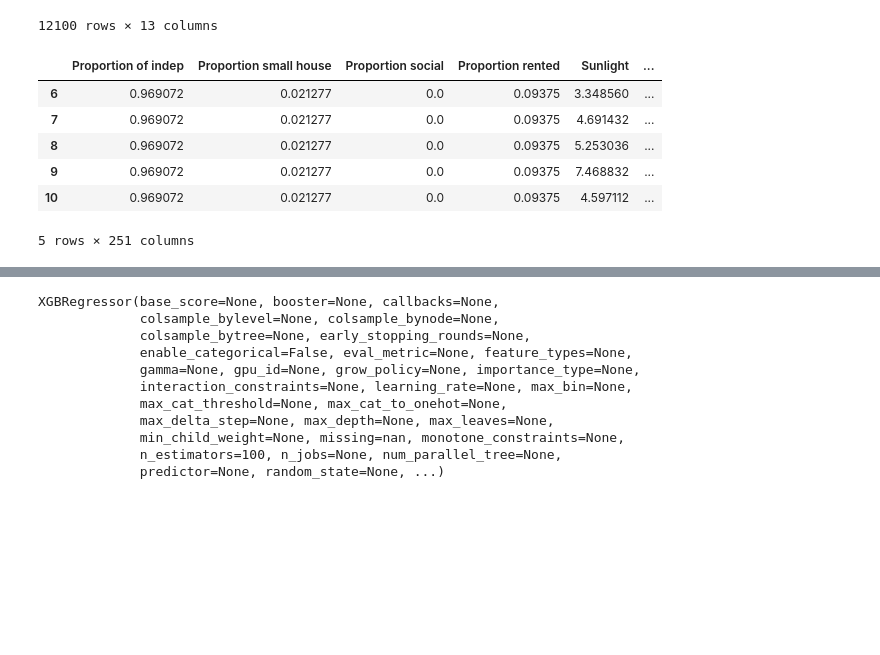
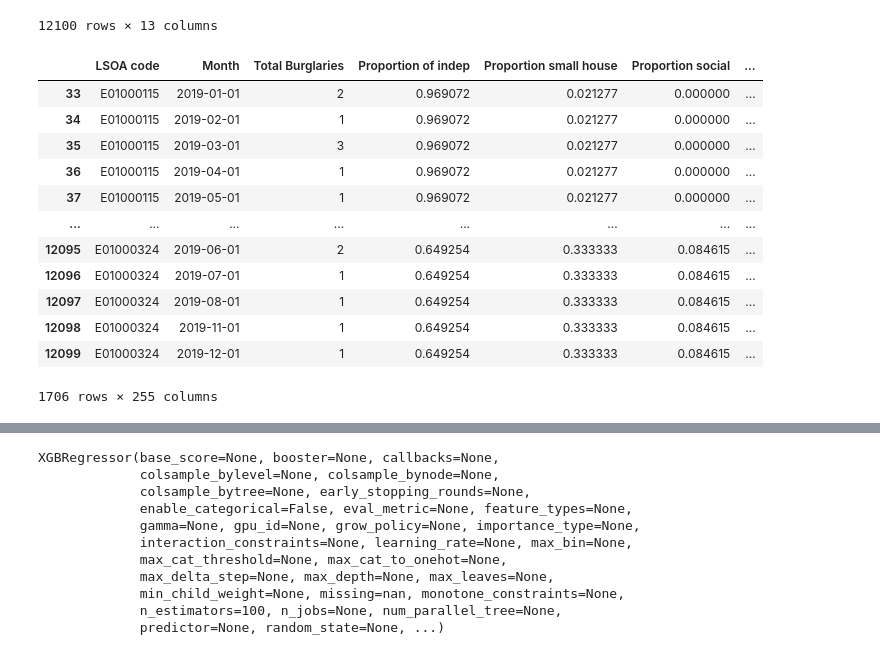
Before and after one commit to DC2-G19/policeResourceAllocation, a Jupyter notebook: XGBoost_experimental.ipynb, the cells around one changed output, grey strips where cells are left out. Cells and saved outputs as stored; diff of their text form; code cells hidden in the pictures; blank space fills up the shorter version.

```diff
--- a/XGBoost_experimental.ipynb
+++ b/XGBoost_experimental.ipynb
@@ -123,6 +123,23 @@ df_temp_merged_clean_dummies = pd.concat([df_temp_merged_clean_dummies, month_du
 df_temp_merged_clean_train = df_temp_merged_clean_dummies[(df_temp_merged_clean_dummies['Month'].dt.year >= 2014) & (df_temp_merged_clean_dummies['Month'].dt.year <= 2018)]
 df_temp_merged_clean_test = df_temp_merged_clean_dummies[(df_temp_merged_clean_dummies['Month'].dt.year == 2019)]
 #Filtering test and train based on time span of 2014 to 2018 for Train and 2019 for Test
+# %%
+#df_temp_merged_clean_test[df_temp_merged_clean_test["LSOA code"].isnull()==True]
+df_temp_merged_clean_test
+# %% [output]
+|  | LSOA code | Month | Total Burglaries | Proportion of indep | Proportion small house | Proportion social | ... |
+| 33 | E01000115 | 2019-01-01 | 2 | 0.969072 | 0.021277 | 0.000000 | ... |
+| 34 | E01000115 | 2019-02-01 | 1 | 0.969072 | 0.021277 | 0.000000 | ... |
+| 35 | E01000115 | 2019-03-01 | 3 | 0.969072 | 0.021277 | 0.000000 | ... |
+| 36 | E01000115 | 2019-04-01 | 1 | 0.969072 | 0.021277 | 0.000000 | ... |
+| 37 | E01000115 | 2019-05-01 | 1 | 0.969072 | 0.021277 | 0.000000 | ... |
+| ... | ... | ... | ... | ... | ... | ... | ... |
+| 12095 | E01000324 | 2019-06-01 | 2 | 0.649254 | 0.333333 | 0.084615 | ... |
+| 12096 | E01000324 | 2019-07-01 | 1 | 0.649254 | 0.333333 | 0.084615 | ... |
+| 12097 | E01000324 | 2019-08-01 | 1 | 0.649254 | 0.333333 | 0.084615 | ... |
+| 12098 | E01000324 | 2019-11-01 | 1 | 0.649254 | 0.333333 | 0.084615 | ... |
+| 12099 | E01000324 | 2019-12-01 | 1 | 0.649254 | 0.333333 | 0.084615 | ... |
+1706 rows × 255 columns
 # %%
 lags_unep_burg = ["Unemployment_PctChange_1m", "Unemployment_PctChange_2m", "Unemployment_PctChange_3m", "Unemployment_PctChange_4m", "Unemployment_PctChange_5m", "Unemployment_PctChange_6m", "Unemployment_PctChange_7m", "Unemployment_PctChange_8m", "Unemployment_PctChange_9m", "Unemployment_PctChange_10m", "Unemployment_PctChange_11m", "Unemployment_PctChange_12m", "Total_Burglaries_PctChange_1m", "Total_Burglaries_PctChange_2m", "Total_Burglaries_PctChange_3m", "Total_Burglaries_PctChange_4m", "Total_Burglaries_PctChange_5m", "Total_Burglaries_PctChange_6m", "Total_Burglaries_PctChange_7m", "Total_Burglaries_PctChange_8m", "Total_Burglaries_PctChange_9m", "Total_Burglaries_PctChange_10m", "Total_Burglaries_PctChange_11m", "Total_Burglaries_PctChange_12m"]
 
@@ -131,13 +148,3 @@ y_train = df_temp_merged_clean_train[["Total Burglaries"]] # What needs to be pr
 
 X_test = df_temp_merged_clean_test.drop(columns=["Total Burglaries", "LSOA code", "Month_Int", "Month"]) # What you give to the model
 y_test = df_temp_merged_clean_test[["Total Burglaries"]] # What needs to be predicted
-# %%
-X_train.head()
-# %% [output]
-|  | Proportion of indep | Proportion small house | Proportion social | Proportion rented | Sunlight | ... |
-| 6 | 0.969072 | 0.021277 | 0.0 | 0.09375 | 3.348560 | ... |
-| 7 | 0.969072 | 0.021277 | 0.0 | 0.09375 | 4.691432 | ... |
-| 8 | 0.969072 | 0.021277 | 0.0 | 0.09375 | 5.253036 | ... |
-| 9 | 0.969072 | 0.021277 | 0.0 | 0.09375 | 7.468832 | ... |
-| 10 | 0.969072 | 0.021277 | 0.0 | 0.09375 | 4.597112 | ... |
-5 rows × 251 columns
```
Also changed, not shown: parts of 4 cells of this notebook, 1 other file.
